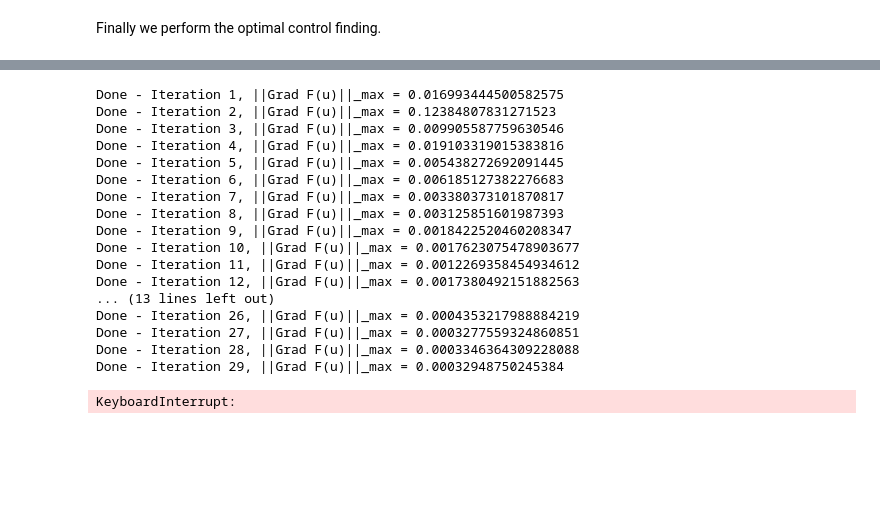
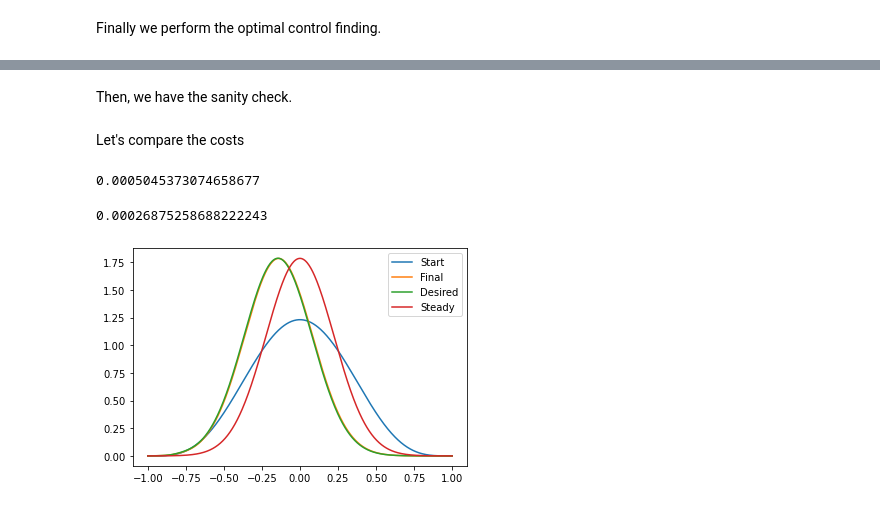
Before and after one commit to lucasmoschen/spectral-fp-opt-control, a Jupyter notebook: notebooks/optimal-control-fp-equation.ipynb, the cells around one changed output, grey strips where cells are left out. Drawn from its saved outputs; the diff is of its cells as text; code cells hidden in the pictures; blank space fills up the shorter version.

```diff
--- a/notebooks/optimal-control-fp-equation.ipynb
+++ b/notebooks/optimal-control-fp-equation.ipynb
@@ -59,7 +59,9 @@ class ControlFPequation:
         C = np.zeros((n_f+1, n_f+1))
         for i in range(n_f+1):
             for j in range(n_f+1):
-                C[i,j] = quad(func=lambda x: self.c(x)*self.legendre[j](x)*self.legendre_diff[i](x), a=-1, b=1)[0]
+                #C[i,j] = quad(func=lambda x: self.c(x)*self.legendre[j](x)*self.legendre_diff[i](x), a=-1, b=1)[0]
+                integrate = np.polyint(legendre(1)*self.legendre[j]*self.legendre_diff[i])
+                C[i,j] = 2*(integrate(1.0) - integrate(-1.0))
         return C
 
     def _calculate_B(self, n_f, lim_inf, lim_sup):
@@ -98,6 +100,7 @@ class ControlFPequation:
 
     def _find_function_coefficients(self, n_f, func):
         coef = np.zeros(n_f+1)
+
         for i in range(n_f+1):
             coef[i] = quad(func=lambda x: func(x)*self.legendre[i](x), a=-1, b=1)[0]
         return coef
@@ -251,0 +309,8 @@ Let's try out.
+# %%
+%%time
+b_func = lambda x: 1*(x > -0.8)*(x < 0.8)
+                     s
+FP_equation = ControlFPequation(b_func, c_func, parameters)
+
+# Calculate the distribution with a specific control function
+rho_final, rho_vec_legendre = FP_equation._solve_equation(u=lambda t: np.cos(np.pi*t), n_f=25, N_t=N_t, lim1=-0.8, lim2=0.8)
@@ -252,47 +320,34 @@ Let's try out.
+# %% [markdown]
+Then, we have the sanity check.
 # %%
-N_t = 1000
-N_x = 500
+parameters['p_Q'] = rho_final
+parameters['p_Omega'] = rho_final
+FP_equation = ControlFPequation(b_func, c_func, parameters)
 
-c_func = lambda x: 2*x
-b_func = lambda x: 1*(x > -0.9)*(x < 0.9)
-p_0 = lambda x: 0.5*beta(5,5).pdf(x/2+1/2)
-p_Q = lambda x: 0.5*beta(7,7).pdf(x/2+1/2)
-c = 1/quad(lambda x: np.exp(-x**2/parameters['v']), a=-1, b=1)[0]
-p_infty = lambda x: c*np.exp(-x**2/parameters['v'])
-interval = [-1.0, 1.0]
-parameters = {'v': 0.1, 'T': 10.0, 'p_0': p_0, 'p_Q': p_Q, 'p_Omega': p_Q, 'interval': interval,
-              'gamma': 0.001, 'beta': 0.0, 'alpha_Q': 1.0, 'alpha_Omega': 1.0}
-u0 = np.random.random(N_t+1)
-u1 = np.random.random(N_t+1)
+u0 = np.zeros(N_t+1)
+u1 = 0.1*np.sin(np.pi*np.linspace(0,10,N_t+1))
 
-FP_equation = ControlFPequation(b_func, c_func, parameters)
-cost, rho_vec, p_vec, control = FP_equation.solve_problem(tol=1e-8, k_max=50, u0=u0, u1=u1,
-                                                          n_f=15, N_t=N_t, lim1=-0.9, lim2=0.9)
-rho, p = FP_equation.discretise_space_time(rho_vec, p_vec, n_f=15, N_x=N_x)
+cost, rho_vec, p_vec, control = FP_equation.solve_problem(tol=1e-8, k_max=50, n_f=25, N_t=N_t,
+                                                           u0=u0, u1=u1, lim1=-0.8, lim2=0.8,
+                                                           method='shooting')
+rho, p = FP_equation.discretise_space_time(rho_vec, p_vec, n_f=25, N_x=N_x)
-# %% [output]
-Done - Iteration 1, ||Grad F(u)||_max = 0.016993444500582575
-Done - Iteration 2, ||Grad F(u)||_max = 0.12384807831271523
-Done - Iteration 3, ||Grad F(u)||_max = 0.009905587759630546
-Done - Iteration 4, ||Grad F(u)||_max = 0.019103319015383816
-Done - Iteration 5, ||Grad F(u)||_max = 0.005438272692091445
-Done - Iteration 6, ||Grad F(u)||_max = 0.006185127382276683
-Done - Iteration 7, ||Grad F(u)||_max = 0.003380373101870817
-Done - Iteration 8, ||Grad F(u)||_max = 0.003125851601987393
-Done - Iteration 9, ||Grad F(u)||_max = 0.0018422520460208347
-Done - Iteration 10, ||Grad F(u)||_max = 0.0017623075478903677
-Done - Iteration 11, ||Grad F(u)||_max = 0.0012269358454934612
-Done - Iteration 12, ||Grad F(u)||_max = 0.0017380492151882563
-... (13 lines left out)
-Done - Iteration 26, ||Grad F(u)||_max = 0.0004353217988884219
-Done - Iteration 27, ||Grad F(u)||_max = 0.0003277559324860851
-Done - Iteration 28, ||Grad F(u)||_max = 0.0003346364309228088
-Done - Iteration 29, ||Grad F(u)||_max = 0.00032948750245384
-KeyboardInterrupt:
+# %% [markdown]
+Let's compare the costs
+# %%
+FP_equation.compute_cost(N_t=N_t, control=np.cos(np.pi*FP_equation.t), rho_vec=rho_vec_legendre)
+# %% [output]
+0.0005045373074658677
+# %%
+cost
+# %% [output]
+0.00026875258688222243
 # %%
 x = np.linspace(-1,1,501)
-plt.plot(x, rho[0,:], label='Initial')
+plt.plot(x, rho[0,:], label='Start')
 plt.plot(x, rho[-1,:], label='Final')
 plt.plot(x, FP_equation.pOmega(x), label='Desired')
 plt.plot(x, p_infty(x), label='Steady')
 plt.legend()
 plt.show()
+# %% [output]
+[figure, added]
```
Also changed, not shown: parts of 19 cells of this notebook, 3 other files.
